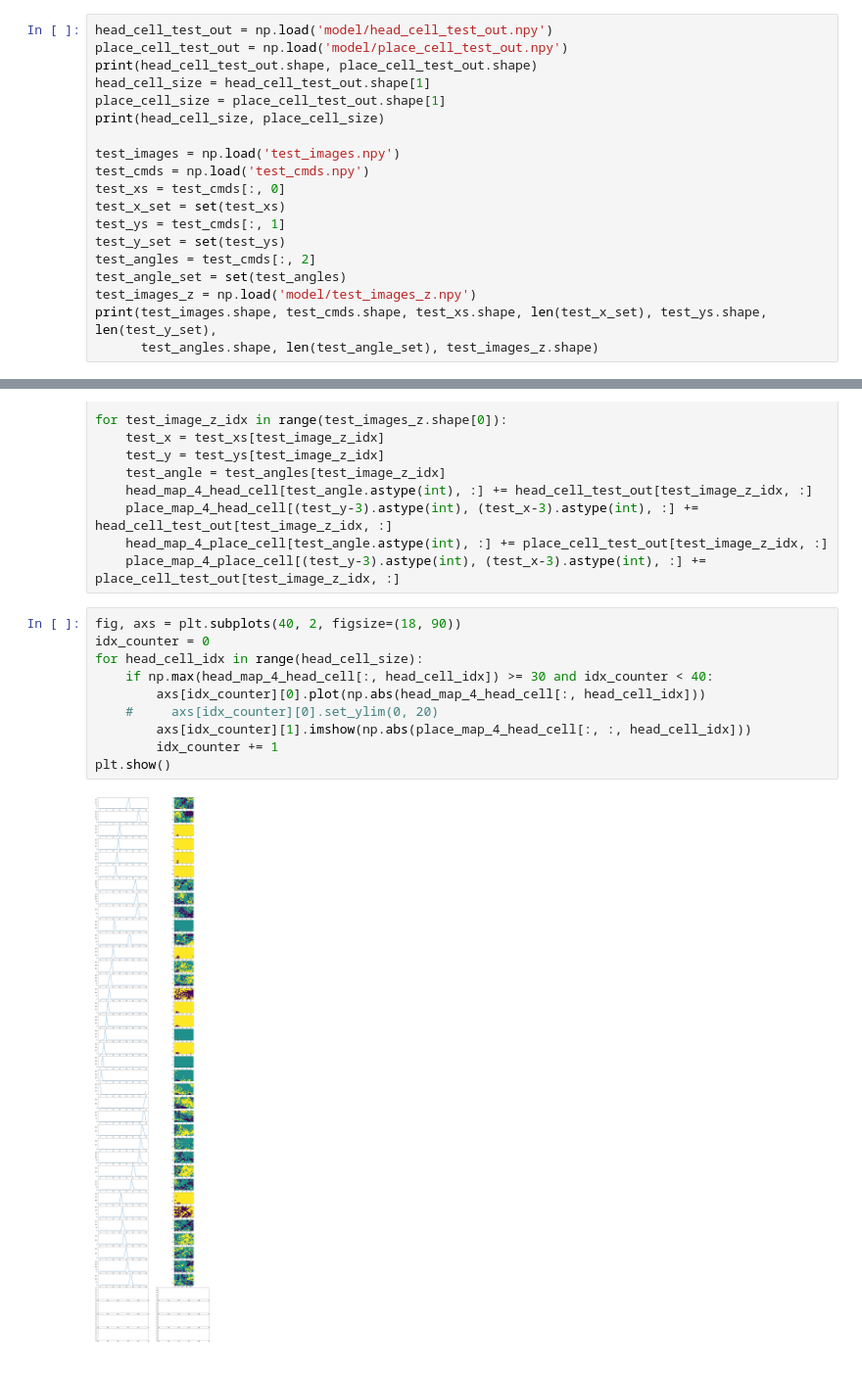
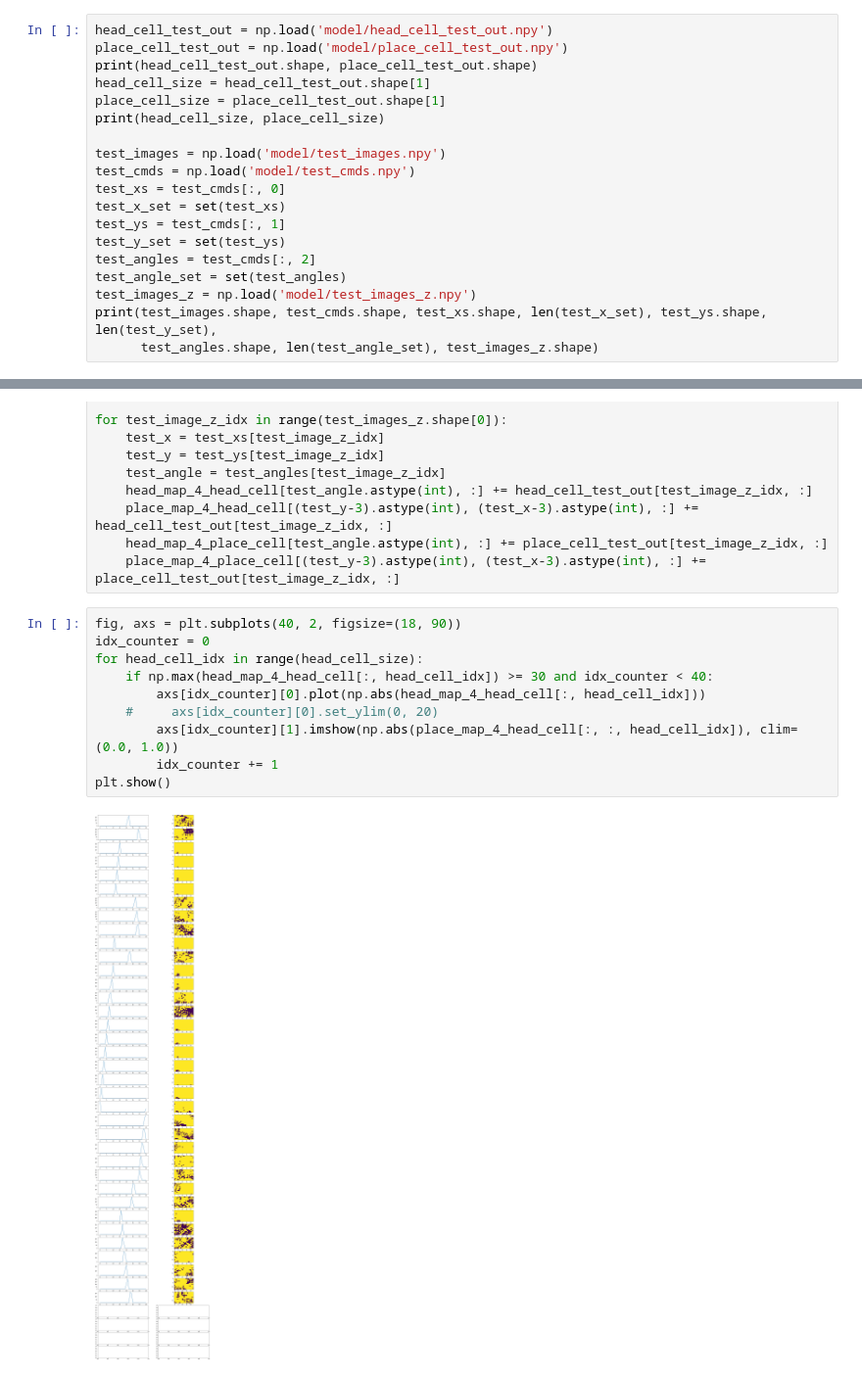
Before and after one commit to mislam5285/Unsupervised-Representation-Learning, a Jupyter notebook: Test4.ipynb, the cells around one changed output, grey strips where cells are left out. Shown at 98% size. Cells and saved outputs as stored; diff of their text form.

```diff
--- a/Test4.ipynb
+++ b/Test4.ipynb
@@ -290,8 +295,8 @@ head_cell_size = head_cell_test_out.shape[1]
 place_cell_size = place_cell_test_out.shape[1]
 print(head_cell_size, place_cell_size)
 
-test_images = np.load('test_images.npy')
-test_cmds = np.load('test_cmds.npy')
+test_images = np.load('model/test_images.npy')
+test_cmds = np.load('model/test_cmds.npy')
 test_xs = test_cmds[:, 0]
 test_x_set = set(test_xs)
 test_ys = test_cmds[:, 1]
@@ -322,15 +327,15 @@ for test_image_z_idx in range(test_images_z.shape[0]):
 # %%
 fig, axs = plt.subplots(40, 2, figsize=(18, 90))
 idx_counter = 0
 for head_cell_idx in range(head_cell_size):
     if np.max(head_map_4_head_cell[:, head_cell_idx]) >= 30 and idx_counter < 40:
         axs[idx_counter][0].plot(np.abs(head_map_4_head_cell[:, head_cell_idx]))
     #     axs[idx_counter][0].set_ylim(0, 20)
-        axs[idx_counter][1].imshow(np.abs(place_map_4_head_cell[:, :, head_cell_idx]))
+        axs[idx_counter][1].imshow(np.abs(place_map_4_head_cell[:, :, head_cell_idx]), clim=(0.0, 1.0))
         idx_counter += 1
 plt.show()
 # %% [output]
-[figure, old version]
+[figure, new version]
 # %%
 fig, axs = plt.subplots(40, 2, figsize=(18, 90))
 idx_counter = 0
```
Also changed, not shown: parts of 8 cells of this notebook, 1 other file.
